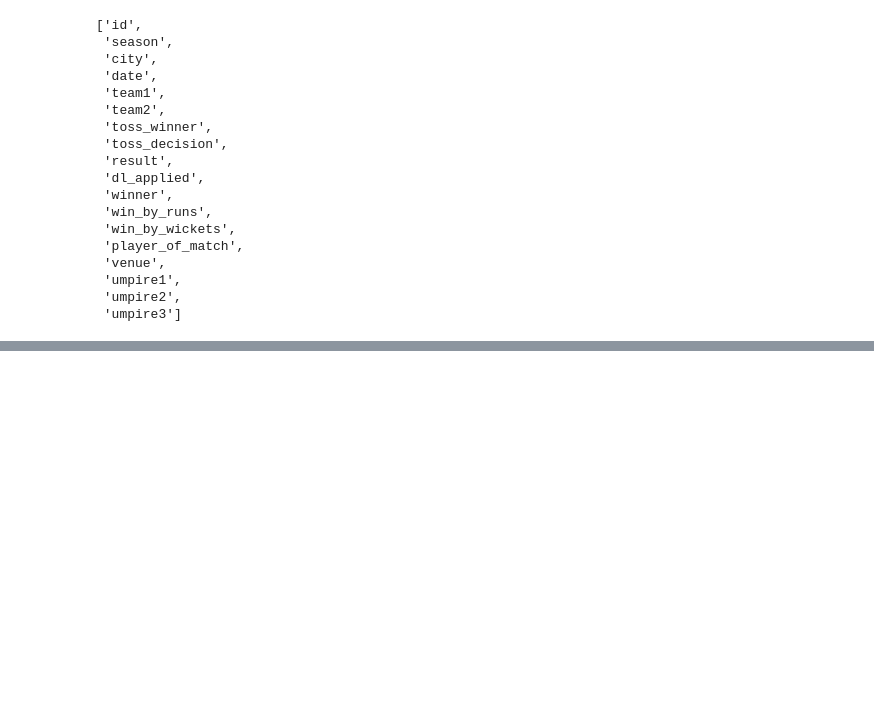
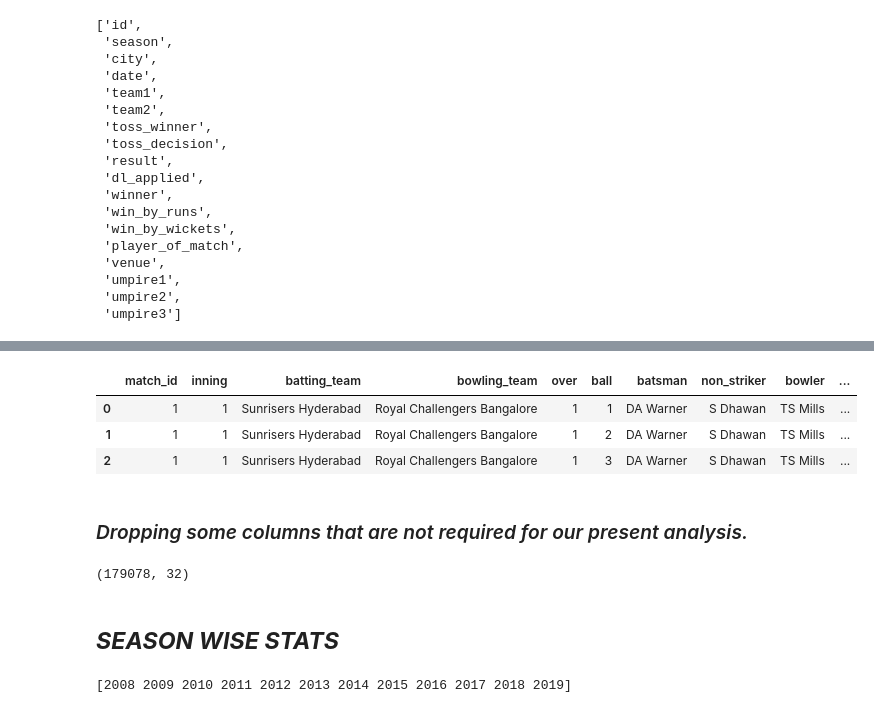
Before and after one commit to Amrit007-droid/DataEDA, a Jupyter notebook: Indian_Premier_League_EDA.ipynb, the cells around one changed output, grey strips where cells are left out. Saved outputs shown, nothing was run; the diff lists cells and outputs as text; code cells hidden in the pictures; blank space fills up the shorter version.

```diff
--- a/Indian_Premier_League_EDA.ipynb
+++ b/Indian_Premier_League_EDA.ipynb
@@ -221,0 +225,2 @@ list(matches_df.columns)
+# %%
+ipl_df = pd.merge(deliveries_df, matches_df, how='left', left_on ='match_id', right_on ='id', left_index = False, right_index = False)
@@ -221,0 +243,9 @@ list(matches_df.columns)
+# %%
+ipl_df.head(3)
+# %% [output]
+|  | match_id | inning | batting_team | bowling_team | over | ball | batsman | non_striker | bowler | ... |
+| 0 | 1 | 1 | Sunrisers Hyderabad | Royal Challengers Bangalore | 1 | 1 | DA Warner | S Dhawan | TS Mills | ... |
+| 1 | 1 | 1 | Sunrisers Hyderabad | Royal Challengers Bangalore | 1 | 2 | DA Warner | S Dhawan | TS Mills | ... |
+| 2 | 1 | 1 | Sunrisers Hyderabad | Royal Challengers Bangalore | 1 | 3 | DA Warner | S Dhawan | TS Mills | ... |
+# %% [markdown]
+### *Dropping some columns that are not required for our present analysis.*
@@ -221,0 +254,12 @@ list(matches_df.columns)
+# %%
+ipl_df.shape
+# %% [output]
+(179078, 32)
+# %% [markdown]
+## ***SEASON WISE STATS***
+# %%
+season = ipl_df['season'].unique()    #helps to quickly identify and list all unique seasons present in the 'season' column.
+season.sort()
+print(season)
+# %% [output]
+[2008 2009 2010 2011 2012 2013 2014 2015 2016 2017 2018 2019]
```
Also changed, not shown: parts of 18 cells of this notebook.
